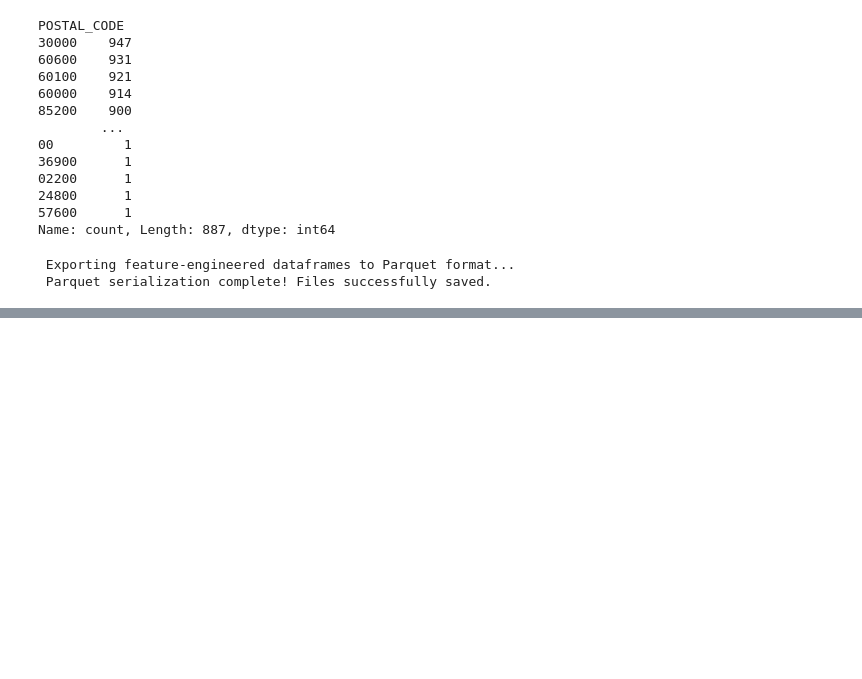
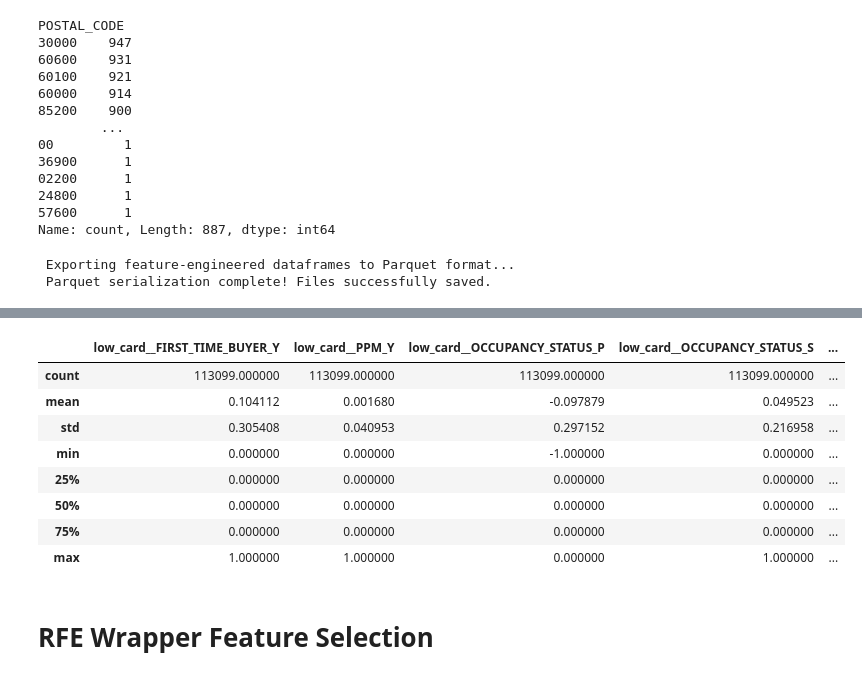
Before and after one commit to Gautam0211/Credit-Risk-Stress-Testing-Under-Macro-Conditions-of-2008-Global-Recession, a Jupyter notebook: Notebooks/EDA and Data Preprocessing.ipynb, the cells around one changed output, grey strips where cells are left out. Cells and saved outputs as stored; diff of their text form; code cells hidden in the pictures; blank space fills up the shorter version.

```diff
--- a/Notebooks/EDA and Data Preprocessing.ipynb
+++ b/Notebooks/EDA and Data Preprocessing.ipynb
@@ -2452,0 +2588,14 @@ print(" Parquet serialization complete! Files successfully saved.")
+# %%
+X_train_scaled_df.describe()
+# %% [output]
+|  | low_card__FIRST_TIME_BUYER_Y | low_card__PPM_Y | low_card__OCCUPANCY_STATUS_P | low_card__OCCUPANCY_STATUS_S | ... |
+| count | 113099.000000 | 113099.000000 | 113099.000000 | 113099.000000 | ... |
+| mean | 0.104112 | 0.001680 | -0.097879 | 0.049523 | ... |
+| std | 0.305408 | 0.040953 | 0.297152 | 0.216958 | ... |
+| min | 0.000000 | 0.000000 | -1.000000 | 0.000000 | ... |
+| 25% | 0.000000 | 0.000000 | 0.000000 | 0.000000 | ... |
+| 50% | 0.000000 | 0.000000 | 0.000000 | 0.000000 | ... |
+| 75% | 0.000000 | 0.000000 | 0.000000 | 0.000000 | ... |
+| max | 1.000000 | 1.000000 | 0.000000 | 1.000000 | ... |
+# %% [markdown]
+# RFE Wrapper Feature Selection
```
Also changed, not shown: parts of 17 cells of this notebook, 1 other file.
